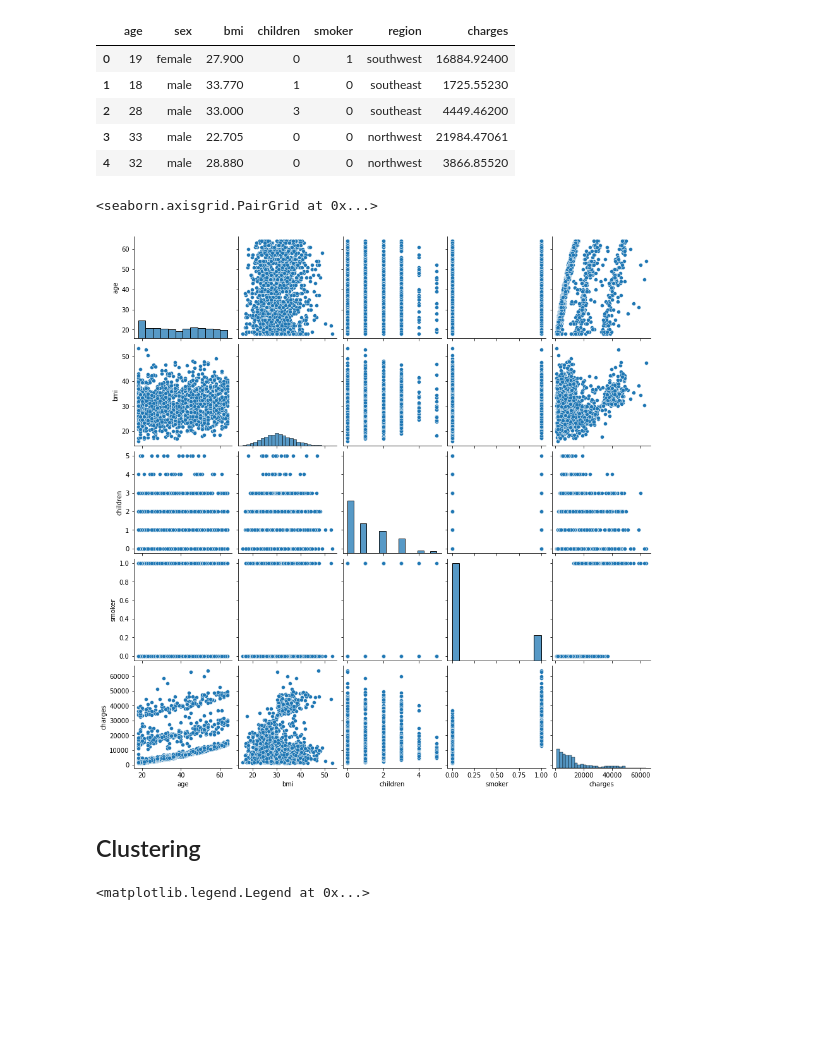
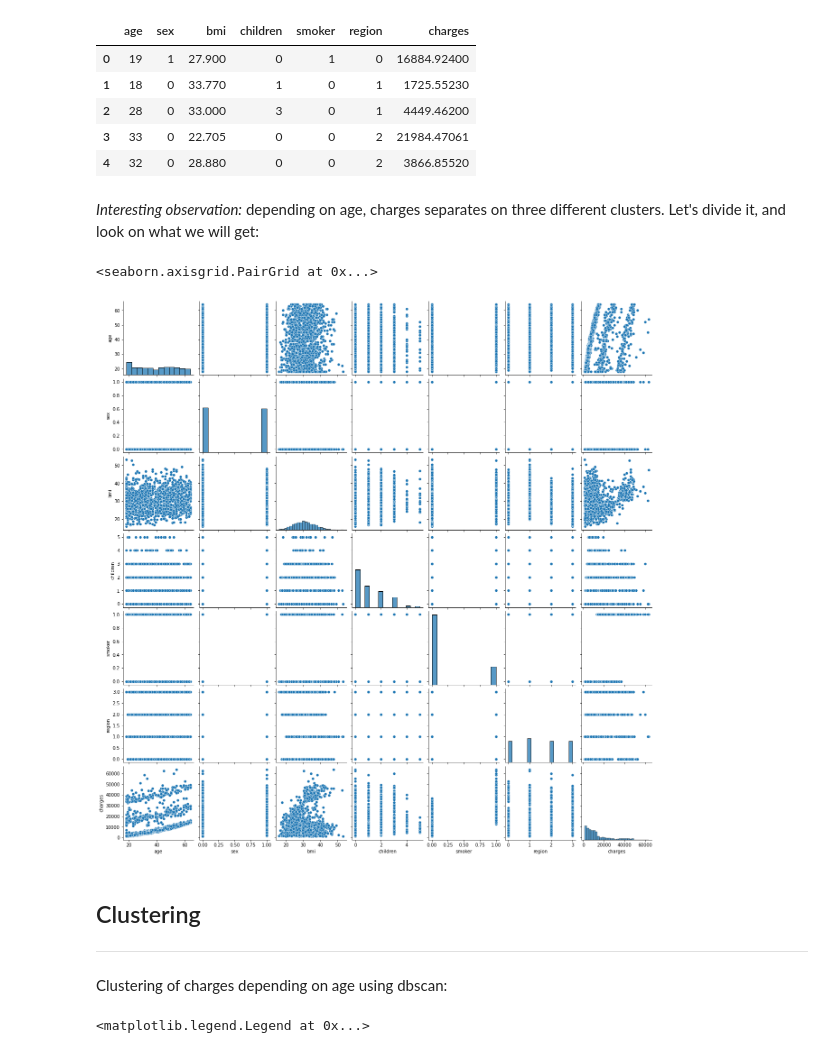
Before and after one commit to Pavel3P/Machine-Learning, a Jupyter notebook: 1/main.ipynb, the cells around one changed output. Cells and saved outputs as stored; diff of their text form; code cells hidden in the pictures; blank space fills up the shorter version.

```diff
--- a/1/main.ipynb
+++ b/1/main.ipynb
@@ -13,17 +27,23 @@ from sklearn.cluster import DBSCAN
 # %%
+regions = ['southwest', 'southeast', 'northwest', 'northeast']
+sex = ['male', 'female']
 df = pd.read_csv("datasets/insurance.csv", converters={
-    "smoker": lambda val: 1 if val == "yes" else 0
+    "smoker": lambda val: 1 if val == "yes" else 0,
+    "region": lambda val: regions.index(val),
+    "sex": lambda val: sex.index(val),
 })
 df.head()
 # %% [output]
 |  | age | sex | bmi | children | smoker | region | charges |
-| 0 | 19 | female | 27.900 | 0 | 1 | southwest | 16884.92400 |
-| 1 | 18 | male | 33.770 | 1 | 0 | southeast | 1725.55230 |
-| 2 | 28 | male | 33.000 | 3 | 0 | southeast | 4449.46200 |
-| 3 | 33 | male | 22.705 | 0 | 0 | northwest | 21984.47061 |
-| 4 | 32 | male | 28.880 | 0 | 0 | northwest | 3866.85520 |
+| 0 | 19 | 1 | 27.900 | 0 | 1 | 0 | 16884.92400 |
+| 1 | 18 | 0 | 33.770 | 1 | 0 | 1 | 1725.55230 |
+| 2 | 28 | 0 | 33.000 | 3 | 0 | 1 | 4449.46200 |
+| 3 | 33 | 0 | 22.705 | 0 | 0 | 2 | 21984.47061 |
+| 4 | 32 | 0 | 28.880 | 0 | 0 | 2 | 3866.85520 |
+# %% [markdown]
+_Interesting observation:_ depending on age, charges separates on three different clusters. Let's divide it, and look on what we will get:
 # %%
-sns.pairplot(df[["age", "bmi", "children", "smoker", "charges"]])
+sns.pairplot(df)
 # %% [output]
 <seaborn.axisgrid.PairGrid at 0x...>
-[figure, old version]
+[figure, new version]
@@ -38,5 +50,8 @@ sns.pairplot(df[["age", "bmi", "children", "smoker", "charges"]])
-# %% [markdown]
-## Clustering
+# %% [markdown]
+## Clustering
+___
+
+Clustering of charges depending on age using dbscan:
 # %%
 x = df[["age", "charges"]].to_numpy()
 max_x = np.max(x, axis=0)
```
Also changed, not shown: parts of 50 cells of this notebook.
